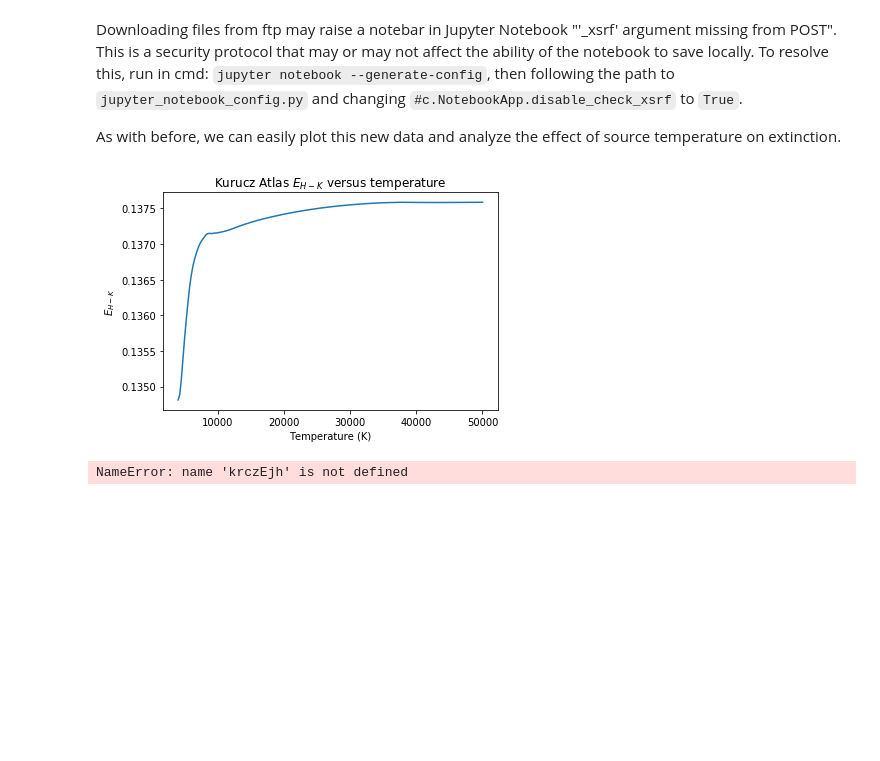
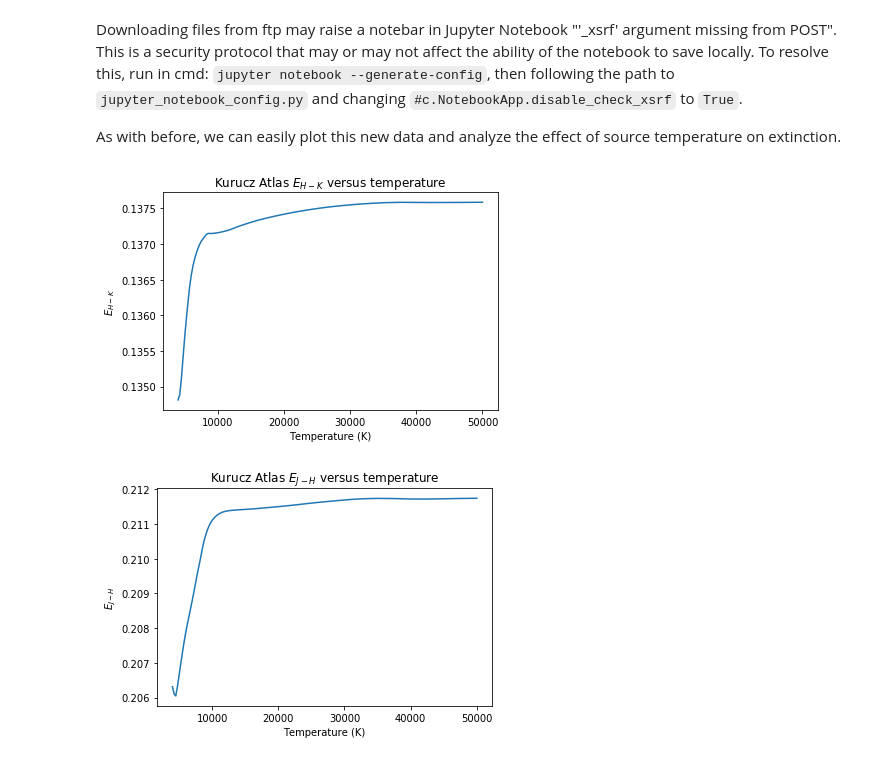
Before and after one commit to aidantmcb/dust_extinction_temperature, a Jupyter notebook: DustExtinctionNotebook.ipynb, the cells around one changed output. Saved outputs shown, nothing was run; the diff lists cells and outputs as text; code cells hidden in the pictures; blank space fills up the shorter version.

```diff
--- a/DustExtinctionNotebook.ipynb
+++ b/DustExtinctionNotebook.ipynb
@@ -225,15 +225,15 @@ As with before, we can easily plot this new data and analyze the effect of sourc
 # %%
 plt.plot(tempslist, KrczEhk)
 plt.title("Kurucz Atlas $E_{H-K}$ versus temperature")
 plt.xlabel("Temperature (K)")
 plt.ylabel('$E_{H-K}$')
 plt.show()
 
-plt.plot(tempslist, krczEjh)
+plt.plot(tempslist, KrczEjh)
 plt.title("Kurucz Atlas $E_{J-H}$ versus temperature")
 plt.xlabel("Temperature (K)")
 plt.ylabel('$E_{J-H}$')
 plt.show()
 # %% [output]
 [figure]
-NameError: name 'krczEjh' is not defined
+[figure, added]
```
